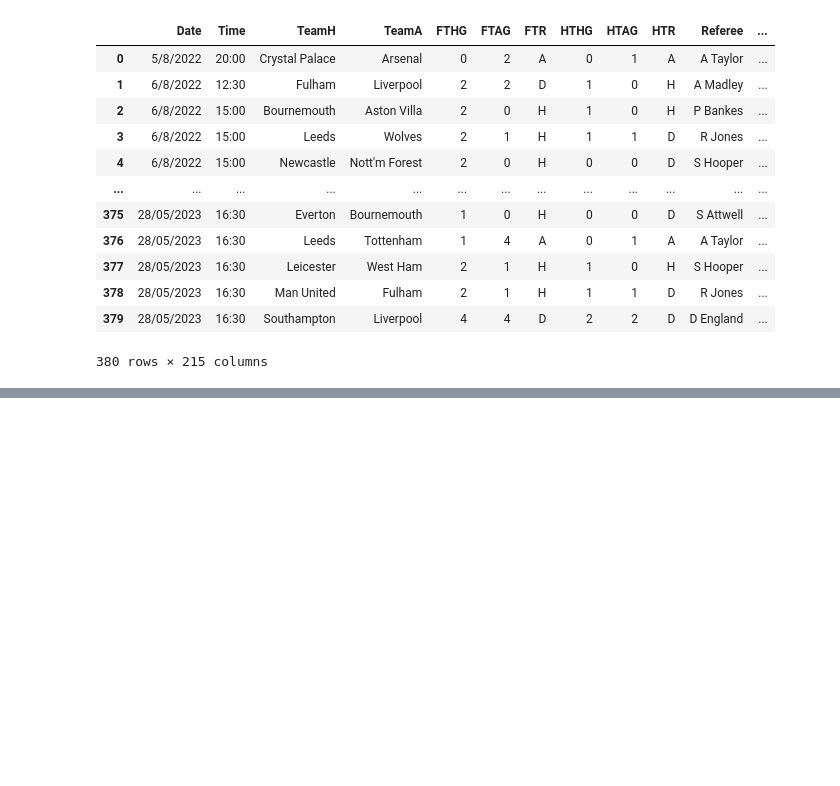
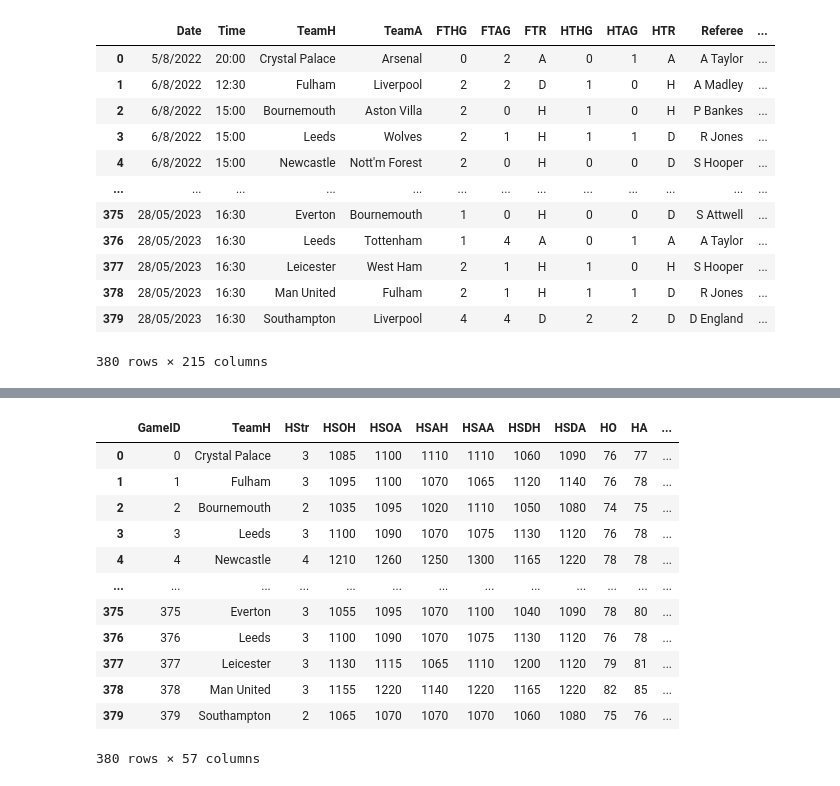
Before and after one commit to jeffreyreeve/capstone-premier-league-predictor, a Jupyter notebook: notebooks/data_prep.ipynb, the cells around one changed output, grey strips where cells are left out. Drawn from its saved outputs; the diff is of its cells as text; code cells hidden in the pictures; blank space fills up the shorter version.

```diff
--- a/notebooks/data_prep.ipynb
+++ b/notebooks/data_prep.ipynb
@@ -497,0 +487,4 @@ teams2 = teams2.drop(labels=[1], axis=0)
+# %%
+pd.set_option('display.max_columns', None)
+updated_team = pd.read_csv('../data/team_data.csv')
+updated_team.head(1)
@@ -497,0 +571,5 @@ teams2 = teams2.drop(labels=[1], axis=0)
+# %%
+pd.set_option('display.max_columns', None)
+final_data_corrected = pd.read_csv('../data/final_data_corrected.csv')
+final_data_corrected = final_data_corrected.reset_index(names='GameID')
+final_data_corrected.head()
@@ -497,0 +583,3 @@ teams2 = teams2.drop(labels=[1], axis=0)
+# %%
+final_data_corrected= final_data_corrected.drop(['FTR', 'HTHG', 'HTAG', 'HTR', 'Referee'], axis=1)
+final_data_corrected.head(1)
@@ -497,0 +668,35 @@ teams2 = teams2.drop(labels=[1], axis=0)
+# %%
+home_stats = ['GameID', 'TeamH', 'HStr', 'HSOH', 'HSOA', 'HSAH',
+       'HSAA', 'HSDH', 'HSDA', 'HO', 'HA', 'HM', 'HD', 'HDP', 'HIP',
+       'HSAAg', 'HATAAg', 'HGls', 'HAssts', 'HGlsPK', 'HxG', 'HNpxG',
+       'HxAG', 'HPoss', 'HPrg', 'HPrgP', 'HGKS%', 'HGKCS%', 'HSoT',
+       'Hg-xG', 'HCmp', 'HCmp%', 'HPrgDist', 'HXa', 'HKP', 'HPPA',
+       'HCrsPA', 'HTB', 'HCrs', 'HCK', 'HSCA', 'HGCA', 'HTkIW', 'HLost',
+       'HBlocks', 'HPass', 'HInt', 'HClr', 'HAttPen', 'HSucc%', 'HCPA',
+       'HDis', 'HPrgR', 'HOnG', 'HOnGA', 'HOnxG', 'HOnxGA']
+
+away_stats = ['GameID', 'TeamA', 'AStr',
+       'ASOH', 'ASOA', 'ASAH', 'ASAA', 'ASDH', 'ASDA', 'AO', 'AA', 'AM',
+       'AD', 'ADP', 'AIP', 'ASAAg', 'ATAAg', 'AGls', 'AAssts', 'AGlsPK',
+       'AxG', 'ANpxG', 'AxAG', 'APoss', 'APrg', 'APrgP', 'AGKS%',
+       'AGKCS%', 'ASoT', 'Ag-xG', 'ACmp', 'ACmp%', 'APrgDist', 'AXa',
+       'AKP', 'APPA', 'ACrsPA', 'ATB', 'ACrs', 'ACK', 'ASCA', 'AGCA',
+       'ATkIW', 'ALost', 'ABlocks', 'APass', 'AInt', 'AClr', 'AAttPen',
+       'ASucc%', 'ACPA', 'ADis', 'APrgR', 'AOnG', 'AOnGA', 'AOnxG',
+       'AOnxGA']
+# %%
+final_data_corrected[home_stats]
+# %% [output]
+|  | GameID | TeamH | HStr | HSOH | HSOA | HSAH | HSAA | HSDH | HSDA | HO | HA | ... |
+| 0 | 0 | Crystal Palace | 3 | 1085 | 1100 | 1110 | 1110 | 1060 | 1090 | 76 | 77 | ... |
+| 1 | 1 | Fulham | 3 | 1095 | 1100 | 1070 | 1065 | 1120 | 1140 | 76 | 78 | ... |
+| 2 | 2 | Bournemouth | 2 | 1035 | 1095 | 1020 | 1110 | 1050 | 1080 | 74 | 75 | ... |
+| 3 | 3 | Leeds | 3 | 1100 | 1090 | 1070 | 1075 | 1130 | 1120 | 76 | 78 | ... |
+| 4 | 4 | Newcastle | 4 | 1210 | 1260 | 1250 | 1300 | 1165 | 1220 | 78 | 78 | ... |
+| ... | ... | ... | ... | ... | ... | ... | ... | ... | ... | ... | ... | ... |
+| 375 | 375 | Everton | 3 | 1055 | 1095 | 1070 | 1100 | 1040 | 1090 | 78 | 80 | ... |
+| 376 | 376 | Leeds | 3 | 1100 | 1090 | 1070 | 1075 | 1130 | 1120 | 76 | 78 | ... |
+| 377 | 377 | Leicester | 3 | 1130 | 1115 | 1065 | 1110 | 1200 | 1120 | 79 | 81 | ... |
+| 378 | 378 | Man United | 3 | 1155 | 1220 | 1140 | 1220 | 1165 | 1220 | 82 | 85 | ... |
+| 379 | 379 | Southampton | 2 | 1065 | 1070 | 1070 | 1070 | 1060 | 1080 | 75 | 76 | ... |
+380 rows × 57 columns
```
Also changed, not shown: parts of 48 cells of this notebook.
